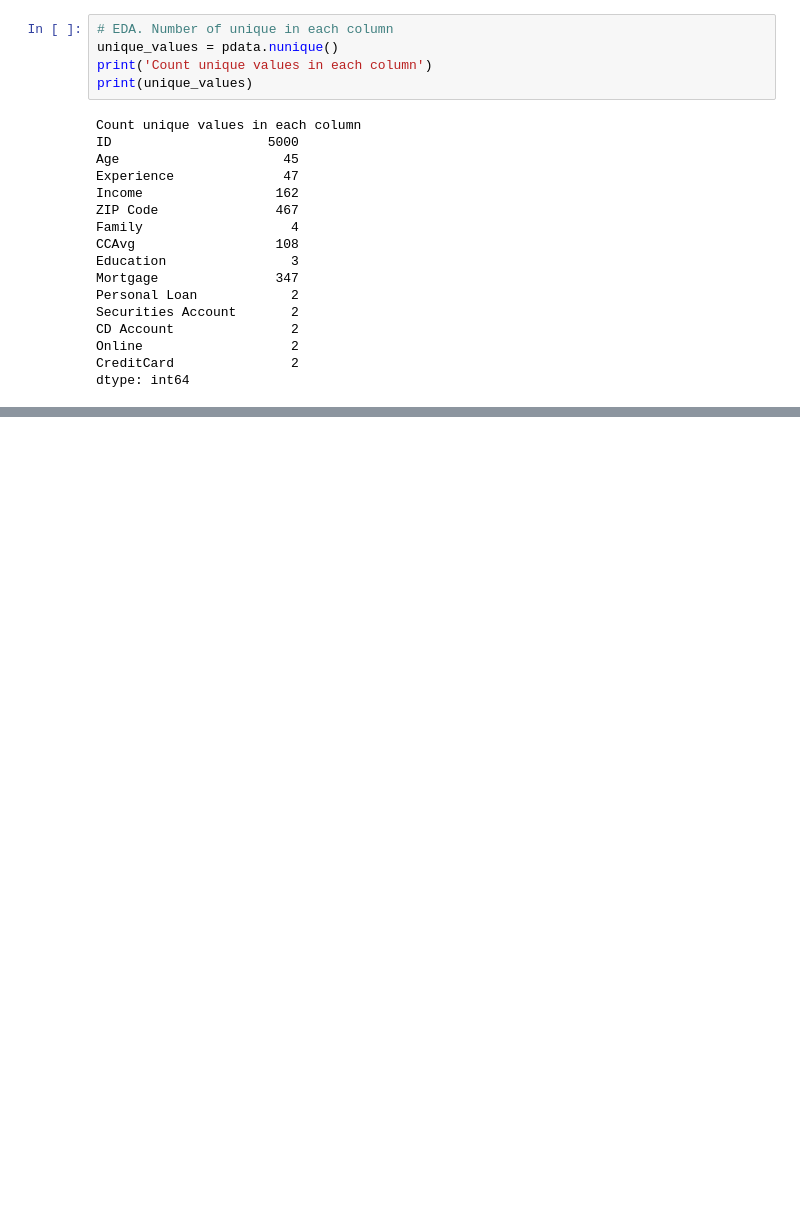
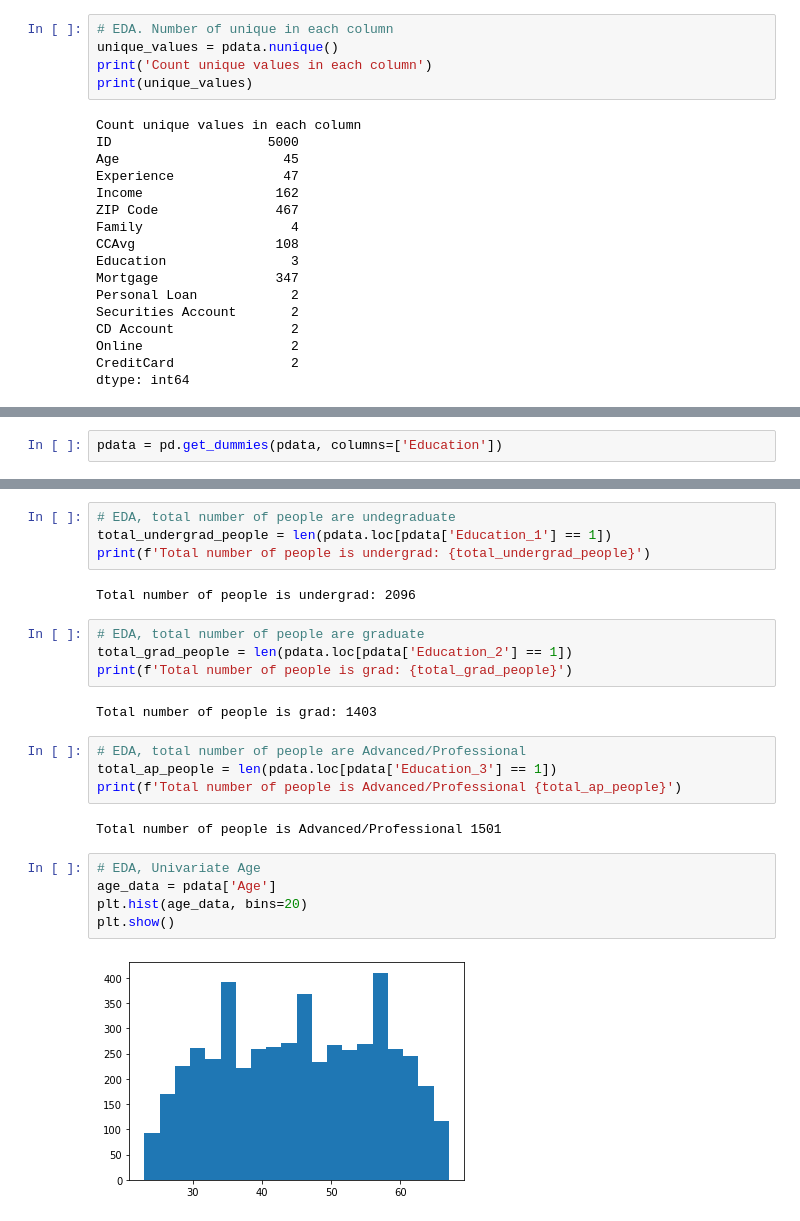
Before and after one commit to qthanglee/UTA, a Jupyter notebook: projects/therabank/main.ipynb, the cells around one changed output, grey strips where cells are left out. Drawn from its saved outputs; the diff is of its cells as text; blank space fills up the shorter version.

Commit message:
WIP: EDA univariate and multivariate

```diff
--- a/projects/therabank/main.ipynb
+++ b/projects/therabank/main.ipynb
@@ -96,0 +99,2 @@ Total number of people with zero credit card spending per month: 3
+# %%
+pdata = pd.get_dummies(pdata, columns=['Education'])
@@ -96,0 +110,25 @@ Total number of people with zero credit card spending per month: 3
+# %%
+# EDA, total number of people are undegraduate
+total_undergrad_people = len(pdata.loc[pdata['Education_1'] == 1])
+print(f'Total number of people is undergrad: {total_undergrad_people}')
+# %% [output]
+Total number of people is undergrad: 2096
+# %%
+# EDA, total number of people are graduate
+total_grad_people = len(pdata.loc[pdata['Education_2'] == 1])
+print(f'Total number of people is grad: {total_grad_people}')
+# %% [output]
+Total number of people is grad: 1403
+# %%
+# EDA, total number of people are Advanced/Professional
+total_ap_people = len(pdata.loc[pdata['Education_3'] == 1])
+print(f'Total number of people is Advanced/Professional {total_ap_people}')
+# %% [output]
+Total number of people is Advanced/Professional 1501
+# %%
+# EDA, Univariate Age
+age_data = pdata['Age']
+plt.hist(age_data, bins=20)
+plt.show()
+# %% [output]
+[figure, added]
```
Also changed, not shown: parts of 7 cells of this notebook.
